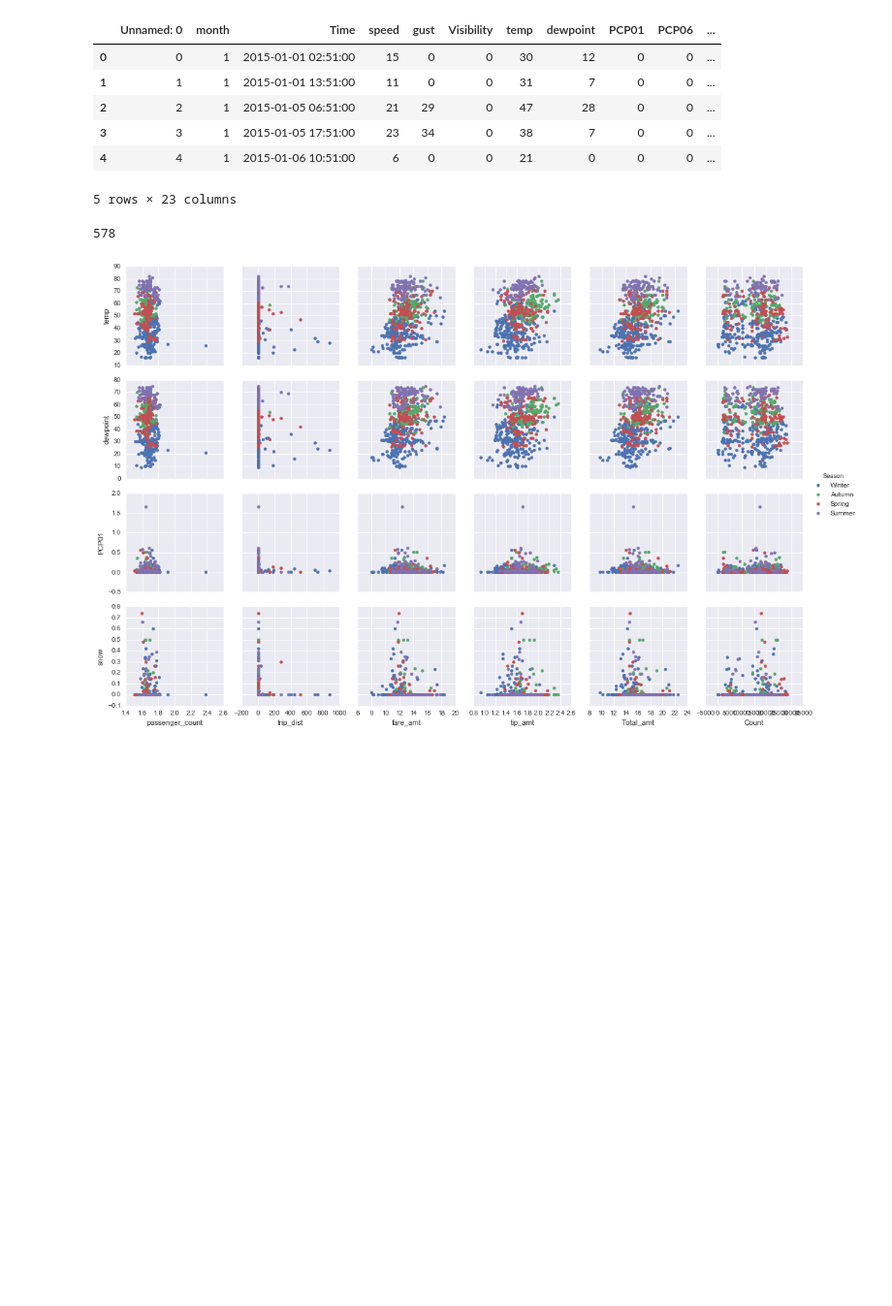
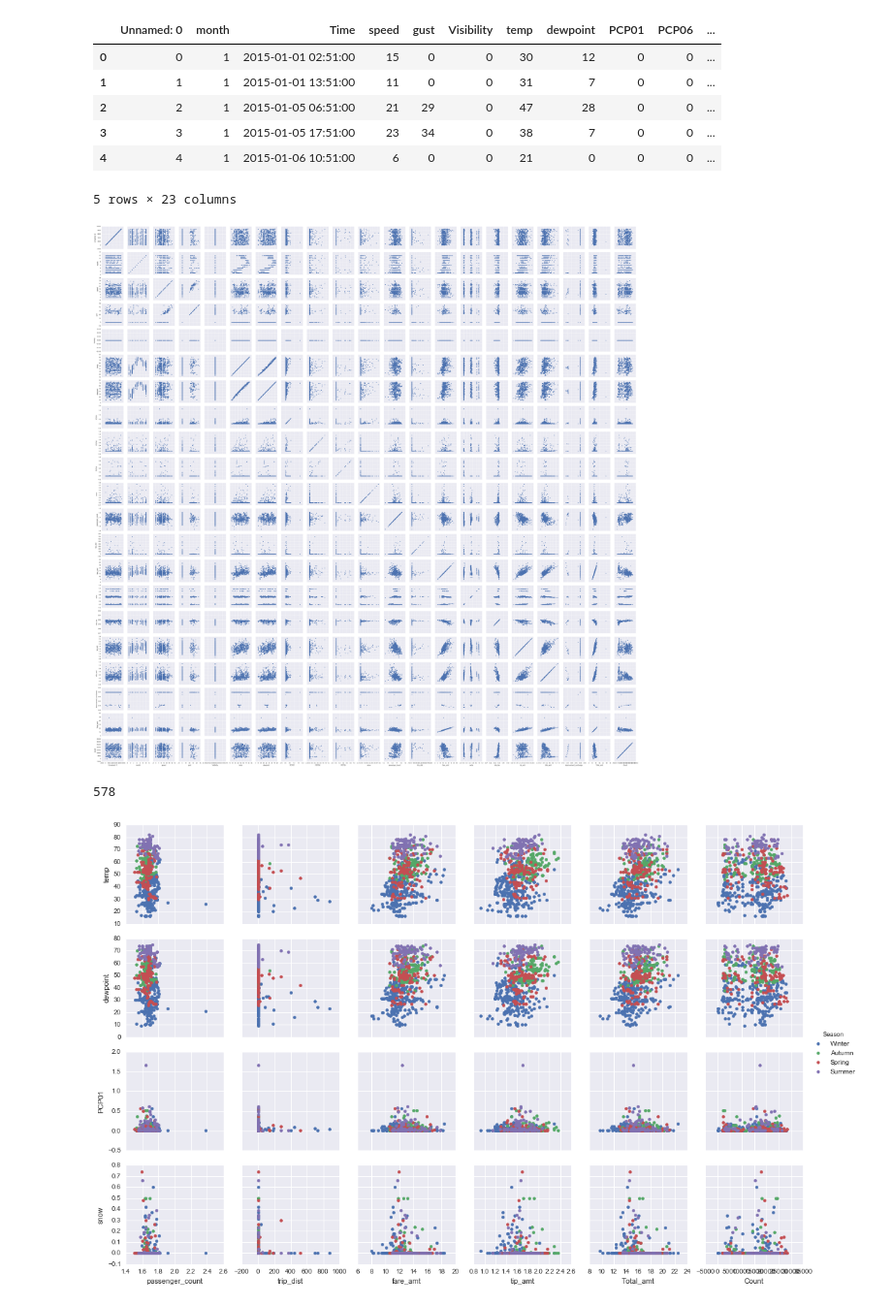
Before and after one commit to RHammond2/BigDataProject, a Jupyter notebook: Plotting correlation-Copy1.ipynb, the cells around one changed output. Shown at 97% size. Drawn from its saved outputs; the diff is of its cells as text; code cells hidden in the pictures; blank space fills up the shorter version.

Commit message:
Adding ipynb of correlation plots

```diff
--- a/Plotting correlation-Copy1.ipynb
+++ b/Plotting correlation-Copy1.ipynb
@@ -29,6 +29,11 @@ df2.head()
 trip_fields = ['passenger_count','trip_dist', 'fare_amt', 'extra', 'mta_tax', 'tip_amt','tolls_amt', 'improvement_surcharge','Total_amt']
 for field in trip_fields:
     df2[field] = df2[field].div(df2["Count"])
+# %%
+g = sns.PairGrid(rain)
+g = g.map(plt.scatter)
+# %% [output]
+[figure, added]
 # %%
 rain = df2[df2["PCP01"]>0][df2["Total_amt"]<40]
 # %%
```
Also changed, not shown: parts of 6 cells of this notebook.
